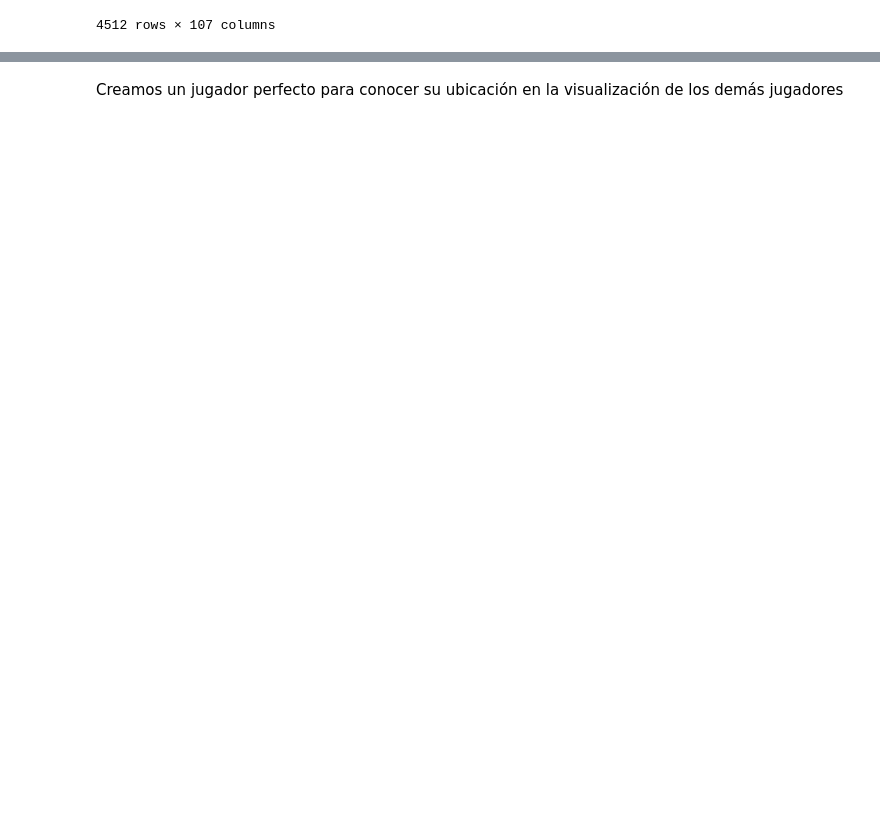
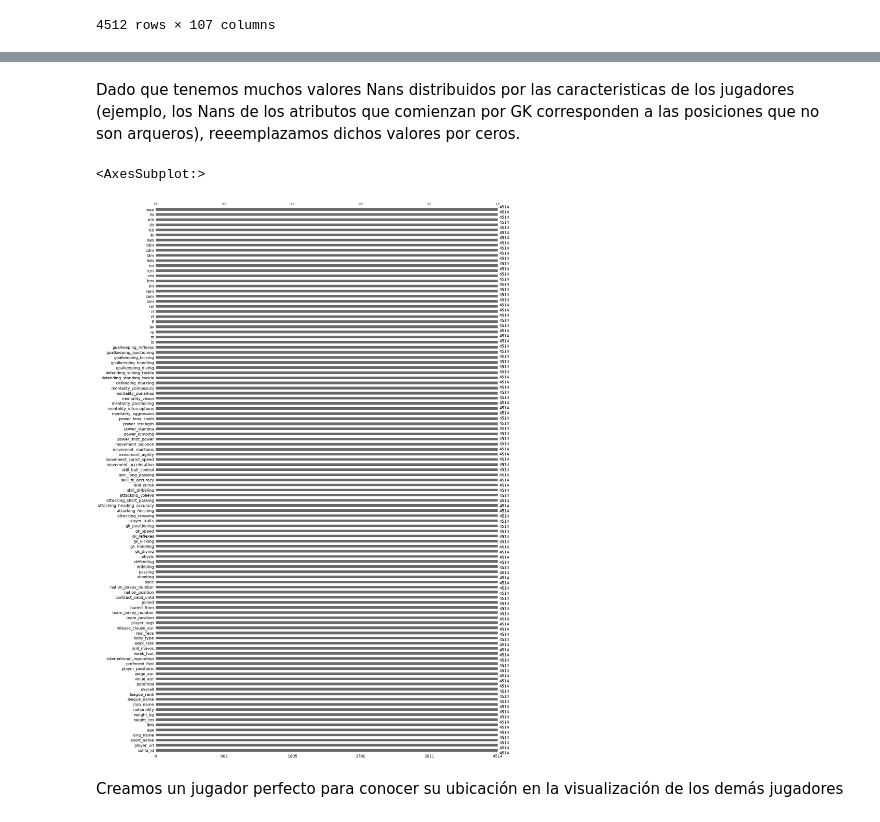
Before and after one commit to DiploDatos-Grupo2/AprendizajeNoSupervisado, a Jupyter notebook: TrabajoEntregable.ipynb, the cells around one changed output, grey strips where cells are left out. Drawn from its saved outputs; the diff is of its cells as text; code cells hidden in the pictures; blank space fills up the shorter version.

```diff
--- a/TrabajoEntregable.ipynb
+++ b/TrabajoEntregable.ipynb
@@ -229,0 +271,2 @@ Tenemos 46 variables numéricas
+# %% [markdown]
+Dado que tenemos muchos valores Nans distribuidos por las caracteristicas de los jugadores (ejemplo, los Nans de los atributos que comienzan por GK corresponden a las posiciones que no son arqueros), reeemplazamos dichos valores por ceros.
@@ -230,3 +275,8 @@ Tenemos 46 variables numéricas
+# %%
+msno.bar(dfNew)
+# %% [output]
+<AxesSubplot:>
+[figure, added]
 # %% [markdown]
 Creamos un jugador perfecto para conocer su ubicación en la visualización de los demás jugadores
 # %%
```
Also changed, not shown: parts of 22 cells of this notebook, 1 other file.
